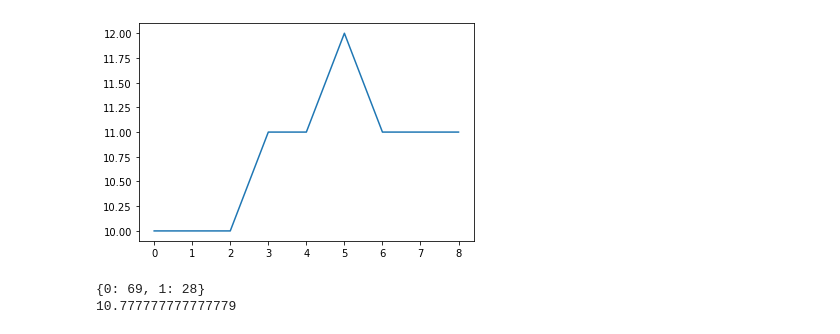
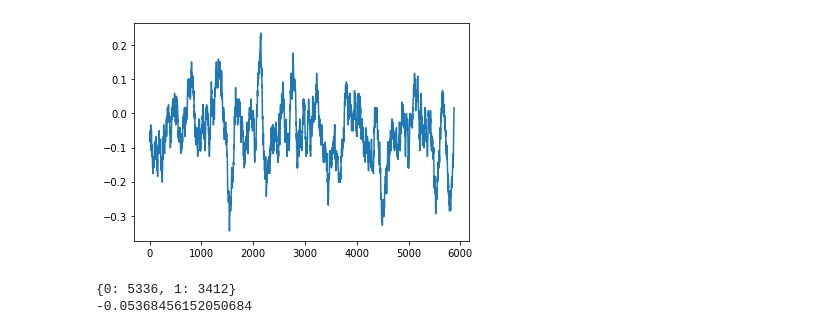
Before and after one commit to CharlieGaynor/RLdog, a Jupyter notebook: dev.ipynb, the cells around one changed output. Drawn from its saved outputs; the diff is of its cells as text; code cells hidden in the pictures.

```diff
--- a/dev.ipynb
+++ b/dev.ipynb
@@ -30,7 +24,7 @@ def plot_results(test_rewards):
     plt.plot(ma_rewards, label="rewards")
     plt.show()
 # %%
-env = gym.make('CartPole-v1', new_step_api=True)
+env = gym.make('Blackjack-v1', new_step_api=True)
 
 
 try:
@@ -46,7 +46,9 @@ except AttributeError:
+# %%
+n_obs = 3
 # %%
 # network1 = basicNN(n_obs, n_actions)
 network1 = standardNN(n_obs, n_actions)
-max_games = 5000
+max_games = 10000
 agent = DQN(
     network1,
     n_actions,
@@ -54,10 +56,10 @@ agent = DQN(
     env,
     max_games=max_games,
     min_epsilon=0.1,
-    lr=1e-3,
-    alpha=0.2,
+    lr=1e-2,
+    alpha=0.1,
     gamma=0.99,
-    mini_batch_size=32,
+    mini_batch_size=12,
     games_to_decay_epsilon_for=max_games // 2,
     state_type='d'
 )
@@ -68,12 +72,12 @@ plot_results(total_rewards)
 # %%
 agent.evaluation_mode = True
-agent.play_games(10)
+agent.play_games(5000)
 total_rewards = [i[-1] for i in agent.evaluation_reward_averages]
 plot_results(total_rewards)
 print(agent.evaluation_action_counts)
 print(sum(total_rewards) / len(total_rewards))
 agent.evaluation_mode = False
 # %% [output]
-[figure, old version]
+[figure, new version]
-{0: 69, 1: 28}
-10.777777777777779
+{0: 5336, 1: 3412}
+-0.05368456152050684
```
Also changed, not shown: parts of 6 cells of this notebook, 2 other files.
